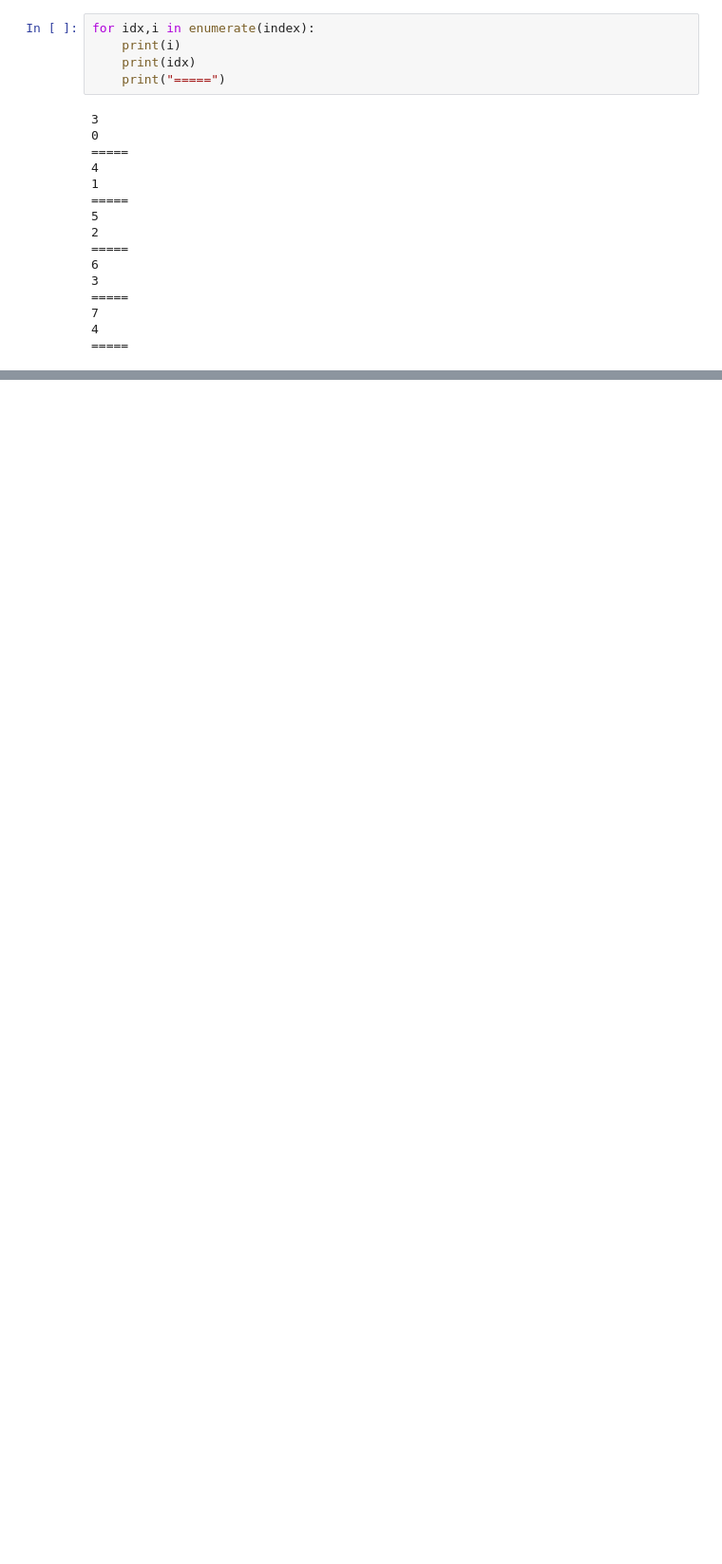
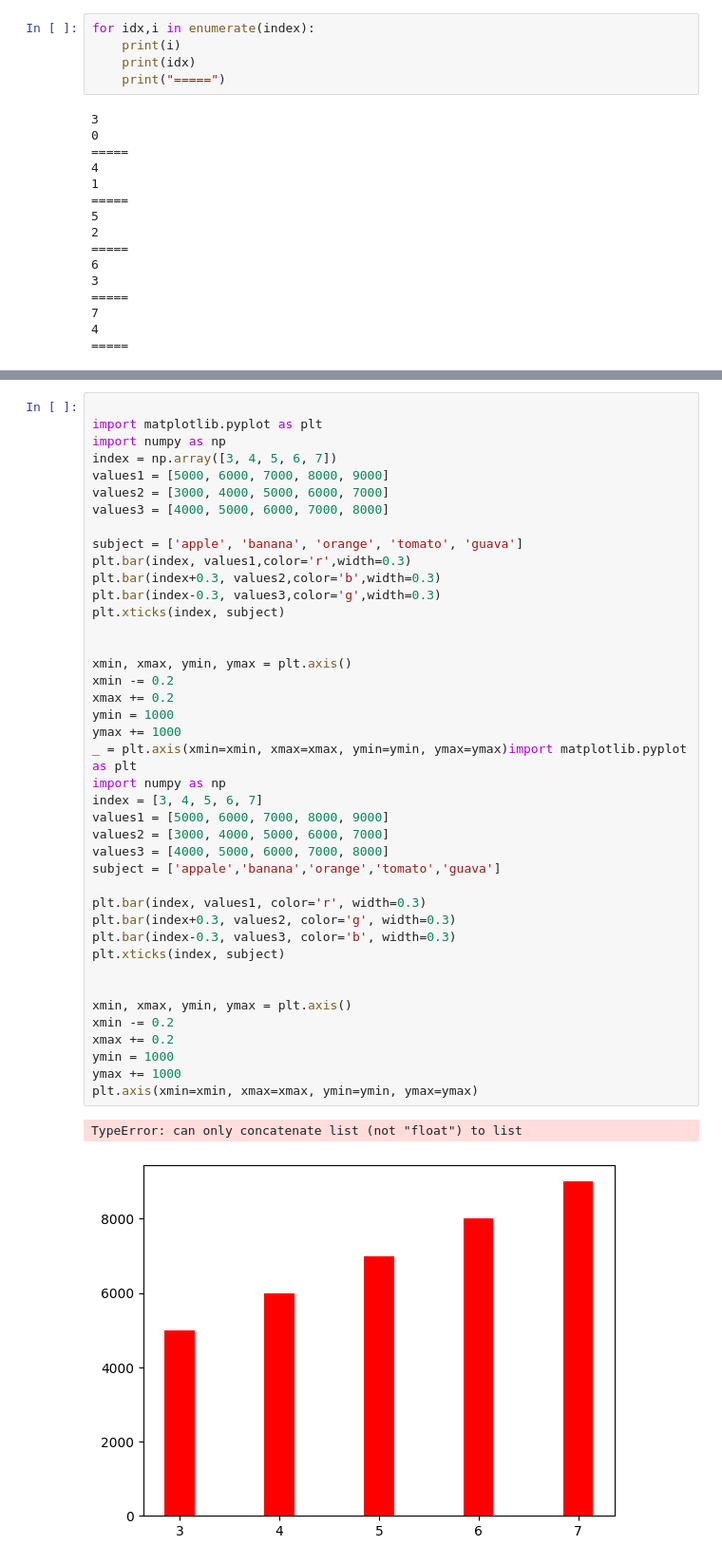
Before and after one commit to Marschang2025/python__analysis, a Jupyter notebook: lesson14/lesson14_6.ipynb, the cells around one changed output, grey strips where cells are left out. Shown at 95% size. Cells and saved outputs as stored; diff of their text form; blank space fills up the shorter version.

```diff
--- a/lesson14/lesson14_6.ipynb
+++ b/lesson14/lesson14_6.ipynb
@@ -59,0 +61,44 @@ plt.axis(xmin=xmin, xmax=xmax, ymin=ymin, ymax=ymax)
+# %%
+
+import matplotlib.pyplot as plt
+import numpy as np
+index = np.array([3, 4, 5, 6, 7])
+values1 = [5000, 6000, 7000, 8000, 9000]
+values2 = [3000, 4000, 5000, 6000, 7000]
+values3 = [4000, 5000, 6000, 7000, 8000]
+
+subject = ['apple', 'banana', 'orange', 'tomato', 'guava']
+plt.bar(index, values1,color='r',width=0.3)
+plt.bar(index+0.3, values2,color='b',width=0.3)
+plt.bar(index-0.3, values3,color='g',width=0.3)
+plt.xticks(index, subject)
+
+
+xmin, xmax, ymin, ymax = plt.axis()
+xmin -= 0.2
+xmax += 0.2
+ymin = 1000
+ymax += 1000
+_ = plt.axis(xmin=xmin, xmax=xmax, ymin=ymin, ymax=ymax)import matplotlib.pyplot as plt
+import numpy as np
+index = [3, 4, 5, 6, 7]
+values1 = [5000, 6000, 7000, 8000, 9000]
+values2 = [3000, 4000, 5000, 6000, 7000]
+values3 = [4000, 5000, 6000, 7000, 8000]
+subject = ['appale','banana','orange','tomato','guava']
+
+plt.bar(index, values1, color='r', width=0.3)
+plt.bar(index+0.3, values2, color='g', width=0.3)
+plt.bar(index-0.3, values3, color='b', width=0.3)
+plt.xticks(index, subject)
+
+
+xmin, xmax, ymin, ymax = plt.axis()
+xmin -= 0.2
+xmax += 0.2
+ymin = 1000
+ymax += 1000
+plt.axis(xmin=xmin, xmax=xmax, ymin=ymin, ymax=ymax)
+# %% [output]
+TypeError: can only concatenate list (not "float") to list
+[figure, added]
```
Also changed, not shown: parts of 1 cell of this notebook.
